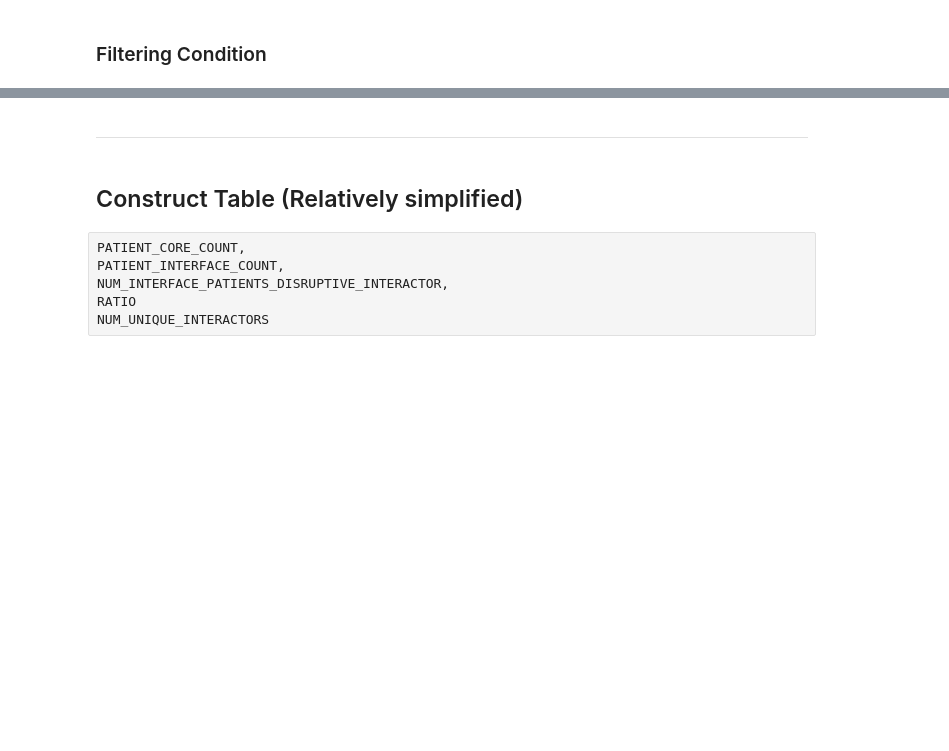
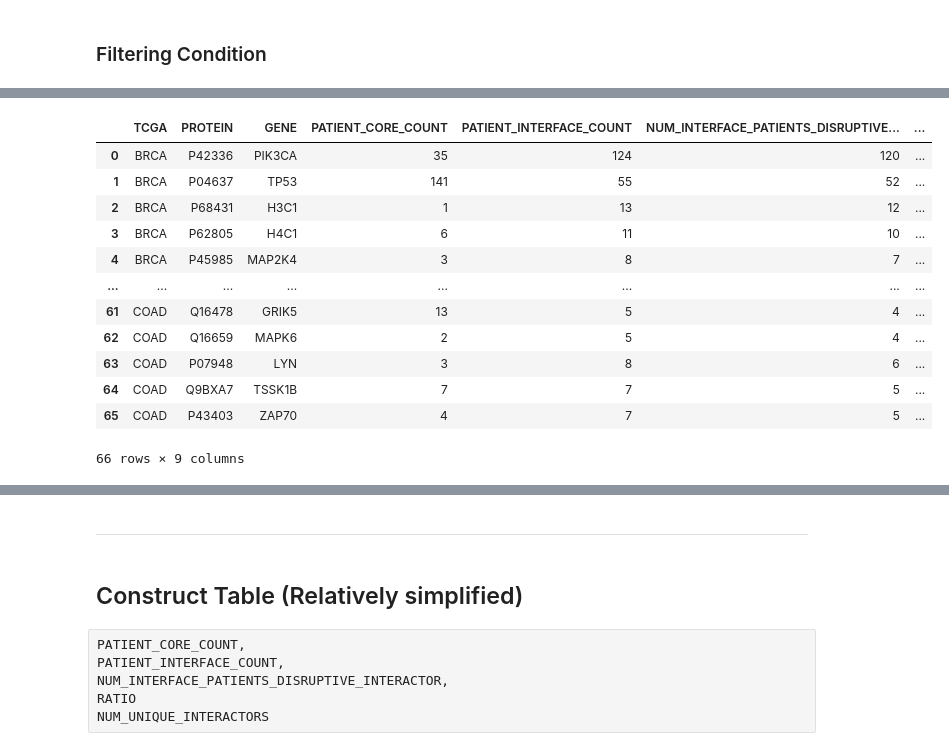
Before and after one commit to ibrahimberb/Predicting-Mutation-Effects, a Jupyter notebook: src/tables/preliminary_tables.ipynb, the cells around one changed output, grey strips where cells are left out. Cells and saved outputs as stored; diff of their text form; code cells hidden in the pictures; blank space fills up the shorter version.

```diff
--- a/src/tables/preliminary_tables.ipynb
+++ b/src/tables/preliminary_tables.ipynb
@@ -88,5 +172,21 @@ concated_preliminary_filtered_data = pd.concat(
     ], ignore_index=True
 )
+# %%
+concated_preliminary_filtered_data
+# %% [output]
+|  | TCGA | PROTEIN | GENE | PATIENT_CORE_COUNT | PATIENT_INTERFACE_COUNT | NUM_INTERFACE_PATIENTS_DISRUPTIVE... | ... |
+| 0 | BRCA | P42336 | PIK3CA | 35 | 124 | 120 | ... |
+| 1 | BRCA | P04637 | TP53 | 141 | 55 | 52 | ... |
+| 2 | BRCA | P68431 | H3C1 | 1 | 13 | 12 | ... |
+| 3 | BRCA | P62805 | H4C1 | 6 | 11 | 10 | ... |
+| 4 | BRCA | P45985 | MAP2K4 | 3 | 8 | 7 | ... |
+| ... | ... | ... | ... | ... | ... | ... | ... |
+| 61 | COAD | Q16478 | GRIK5 | 13 | 5 | 4 | ... |
+| 62 | COAD | Q16659 | MAPK6 | 2 | 5 | 4 | ... |
+| 63 | COAD | P07948 | LYN | 3 | 8 | 6 | ... |
+| 64 | COAD | Q9BXA7 | TSSK1B | 7 | 7 | 5 | ... |
+| 65 | COAD | P43403 | ZAP70 | 4 | 7 | 5 | ... |
+66 rows × 9 columns
 # %%
 concated_preliminary_filtered_data
 # %% [output]
```
Also changed, not shown: parts of 14 cells of this notebook, 2 other files.
